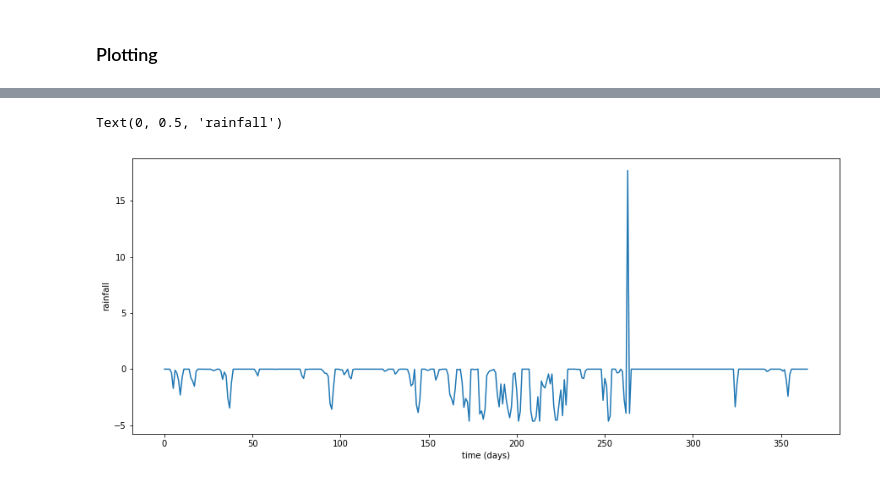
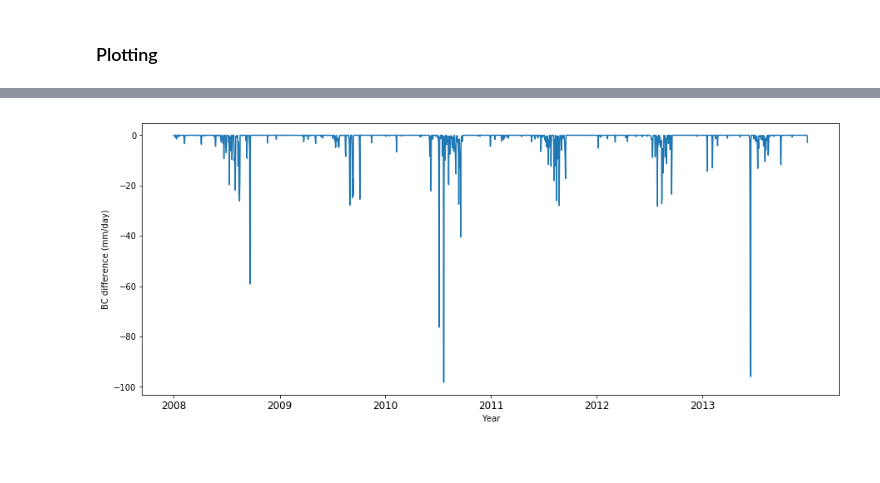
Before and after one commit to scotthosking/notebooks, a Jupyter notebook: Bias_Correction_for_Precip.ipynb, the cells around one changed output, grey strips where cells are left out. Cells and saved outputs as stored; diff of their text form; code cells hidden in the pictures; blank space fills up the shorter version.

```diff
--- a/Bias_Correction_for_Precip.ipynb
+++ b/Bias_Correction_for_Precip.ipynb
@@ -164,9 +185,15 @@ Text(0, 0.5, 'rainfall')
-# %%
-### difference between corrected and raw model output
-plt.figure(figsize=[15,6])
-plt.plot(model_data.index, model_data['Corrected_Rain']-model_data['Total_Rain'])
-plt.xlabel('time (days)')
-plt.ylabel('rainfall')
-# %% [output]
-Text(0, 0.5, 'rainfall')
-[figure, removed]
+# %%
+### difference between corrected and raw model output
+f, ax = plt.subplots(figsize=[15,6])
+ax.plot(model_data.index, model_data['Corrected_Rain']-model_data['Total_Rain'])
+ax.set_xlabel('Year')
+ax.set_ylabel('BC difference (mm/day)')
+
+### label xaxis with years
+ind = model_data['doy'].values == 1
+labels = model_data['year'].values[ind]
+ax.set_xticks(model_data.index[ind])
+ax.set_xticklabels(labels, fontdict=None, minor=False, visible=True, size='large')
+print('')
+# %% [output]
+[figure, added]
```
Also changed, not shown: parts of 13 cells of this notebook.
